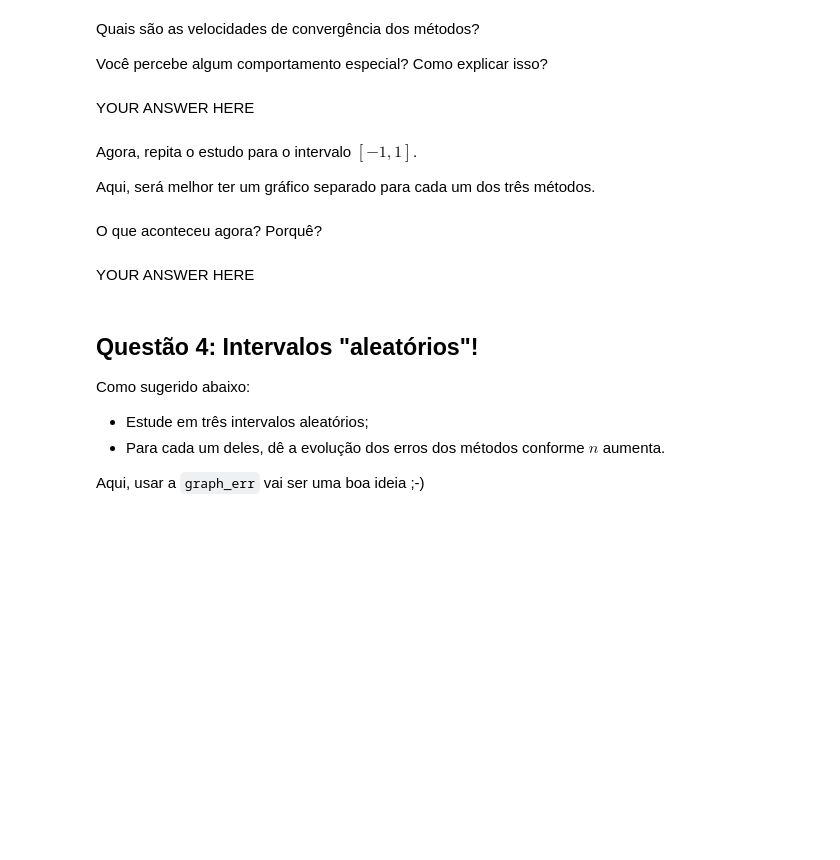
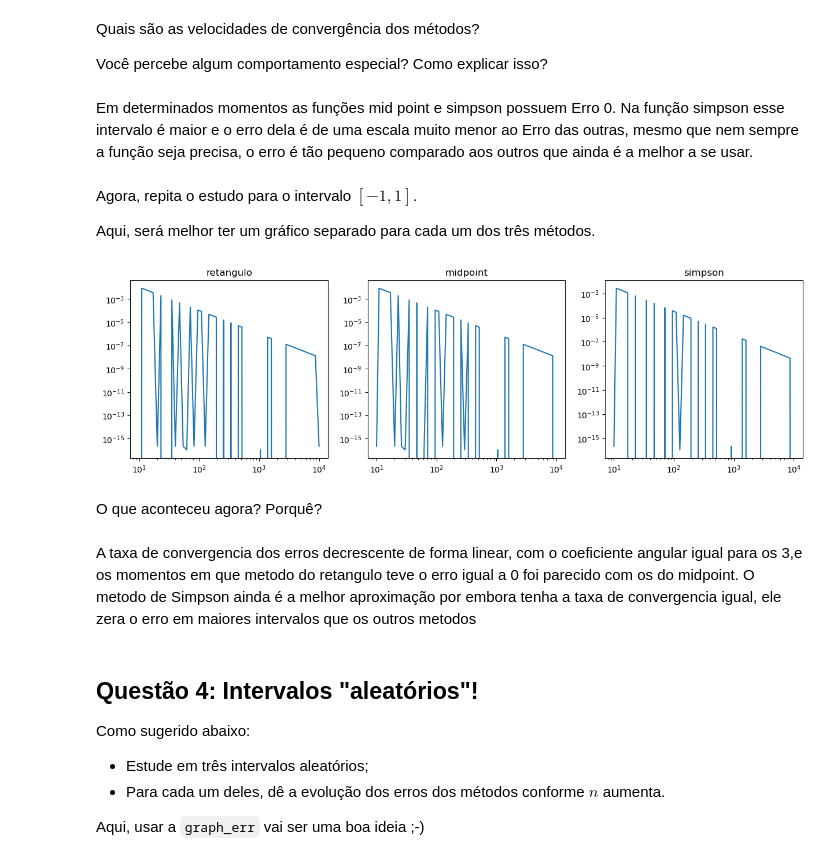
Before and after one commit to Brandirume/Comp.-Cientifica-I, a Jupyter notebook: Teste 6.ipynb, the cells around one changed output. Saved outputs shown, nothing was run; the diff lists cells and outputs as text; code cells hidden in the pictures; blank space fills up the shorter version.

```diff
--- a/Teste 6.ipynb
+++ b/Teste 6.ipynb
@@ -139,8 +134,8 @@ plt.show()
 Quais são as velocidades de convergência dos métodos?
 
 Você percebe algum comportamento especial?  Como explicar isso?
-# %% [markdown]
-YOUR ANSWER HERE
+# %% [markdown]
+Em determinados momentos as funções mid point e simpson possuem Erro 0. Na função simpson esse intervalo é maior e o erro dela é de uma escala muito menor ao Erro das outras, mesmo que nem sempre a função seja precisa, o erro é tão pequeno comparado aos outros que ainda é a melhor a se usar.
 # %% [markdown]
 Agora, repita o estudo para o intervalo $[-1,1]$.
 
@@ -148,16 +143,19 @@ Aqui, será melhor ter um gráfico separado para cada um dos três métodos.
 # %%
 ans = F(1) - F(-1)
 ns = np.logspace(1,4,dtype=int)
 _, axs = plt.subplots(ncols=3, figsize=(15,4))
 for m,ax in zip(methods,axs):
-    # YOUR CODE HERE
-    raise NotImplementedError()
+    valores = np.array([m(f,-1,1,n) for n in ns])
+    ax.loglog(ns,abs(valores-ans))
+    ax.set_title(m.__name__)
 plt.show()
+# %% [output]
+[figure, added]
 # %% [markdown]
 O que aconteceu agora?
 Porquê?
-# %% [markdown]
-YOUR ANSWER HERE
+# %% [markdown]
+A taxa de convergencia dos erros decrescente de forma linear, com o coeficiente angular igual para os 3,e os momentos em que metodo do retangulo teve o erro igual a 0 foi parecido com os do midpoint. O metodo de Simpson ainda é a melhor aproximação por embora tenha a taxa de convergencia igual, ele zera o erro em maiores intervalos que os outros metodos
 # %% [markdown]
 ## Questão 4: Intervalos "aleatórios"!
 
```
Also changed, not shown: parts of 21 cells of this notebook, 14 other files.
